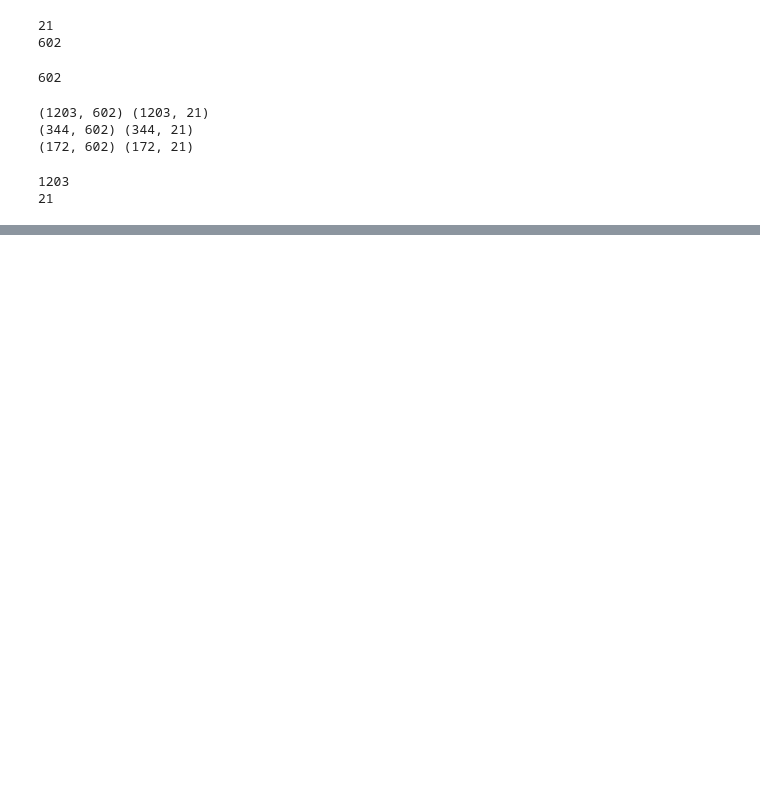
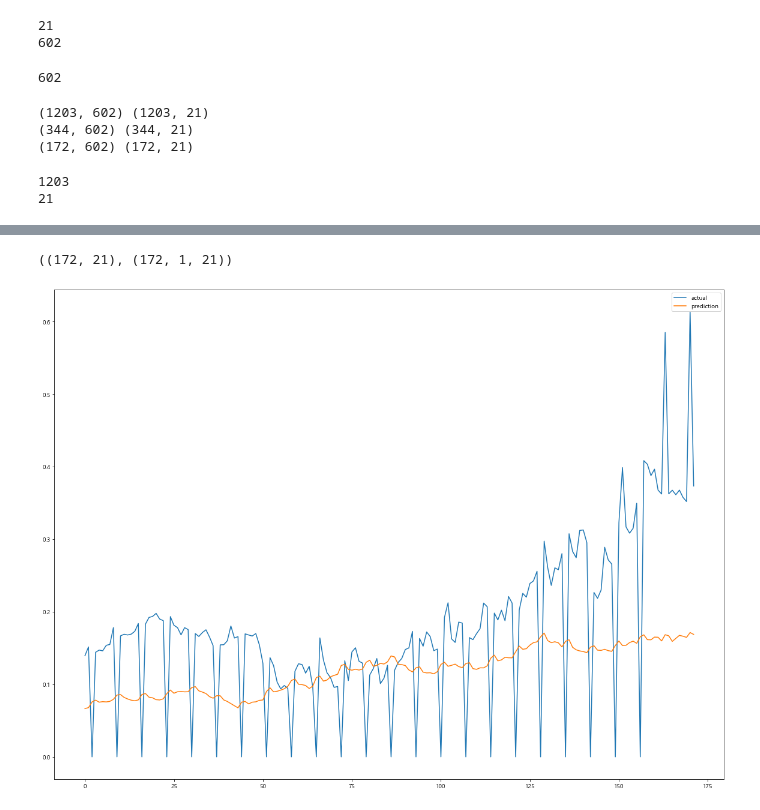
Before and after one commit to HyeonUk1504/JangbogoProject, a Jupyter notebook: develop/jsson_RNN_LSTM_v02.ipynb, the cells around one changed output, grey strips where cells are left out. Drawn from its saved outputs; the diff is of its cells as text; code cells hidden in the pictures; blank space fills up the shorter version.

Commit message:
jsson
- CNN LSTM 모델 시각화

```diff
--- a/develop/jsson_RNN_LSTM_v02.ipynb
+++ b/develop/jsson_RNN_LSTM_v02.ipynb
@@ -656,3 +686,3 @@ print(val_X.shape, val_y.shape)
 # %%
 # 저장한 데이터를 로드
-conv_lstm_model.load_weights(filename)
+# conv_lstm_model.load_weights(filename)
@@ -661,2 +689,2 @@ ValueError:
 # %%
-pred = conv_lstm_model.predict(test_data)
+pred = conv_lstm_model.predict(test_X)
@@ -662,0 +717,2 @@ pred = conv_lstm_model.predict(test_data)
+# %%
+test_y_df = pd.DataFrame(test_y.reshape(test_y.shape[0]*test_y.shape[1], test_y.shape[2]))
@@ -663,10 +721,18 @@ pred = conv_lstm_model.predict(test_data)
+# %%
+pred.shape, test_y.shape
+# %% [output]
+((172, 21), (172, 1, 21))
+# %%
+pred_df=pd.DataFrame(pred)
 # %%
 # 예측 데이터 시각화
-plt.figure(figsize=(12, 9))
-plt.plot(np.asarray(y_test)[20:], label='actual')
-plt.plot(pred, label='prediction')
+plt.figure(figsize=(20, 15))
+plt.plot(test_y_df.iloc[:, 0], label='actual')
+plt.plot(pred_df.iloc[:, 0], label='prediction')
 plt.legend()
 plt.show()
+# %% [output]
+[figure, added]
 # %%
 #  검증 데이터로 예측모델 평가
 val_evaluate = conv_lstm_model.evaluate(val_X, val_y, verbose=2)
```
Also changed, not shown: parts of 17 cells of this notebook, 4 other files.
